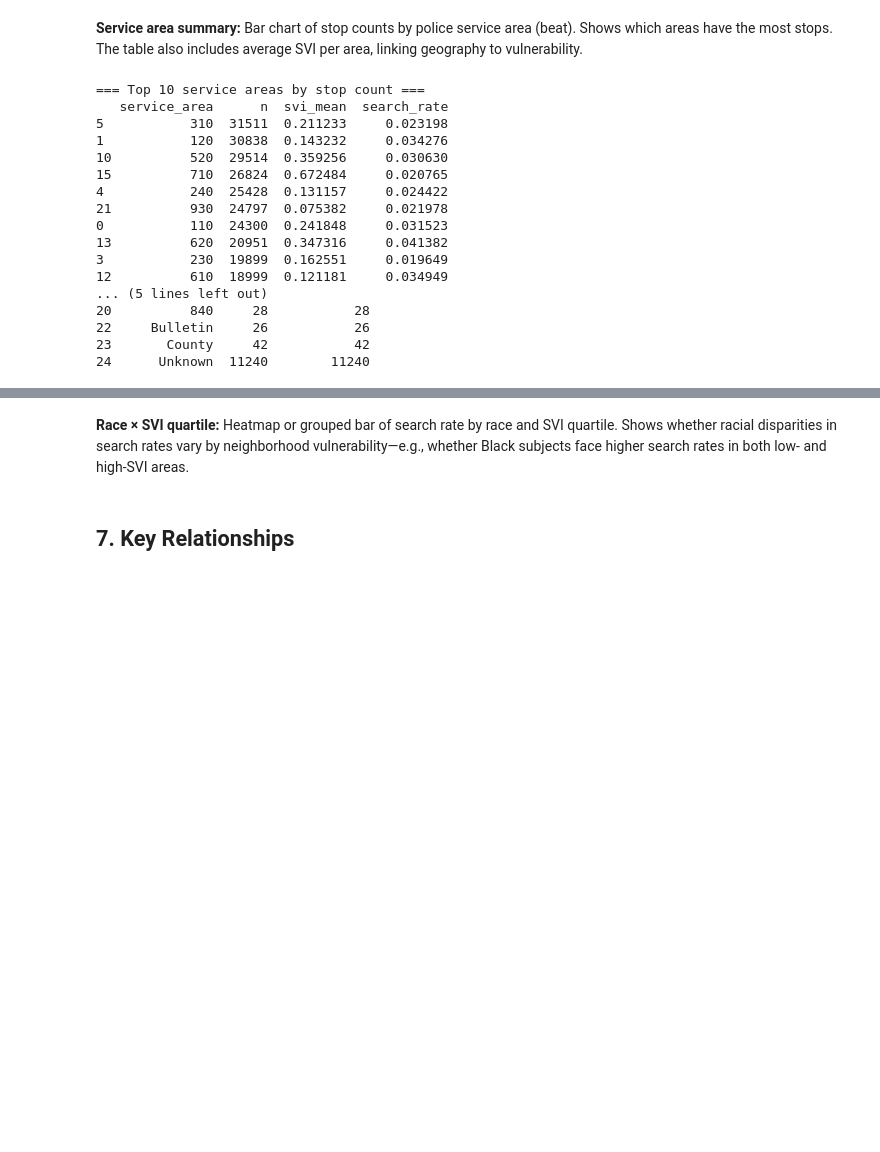
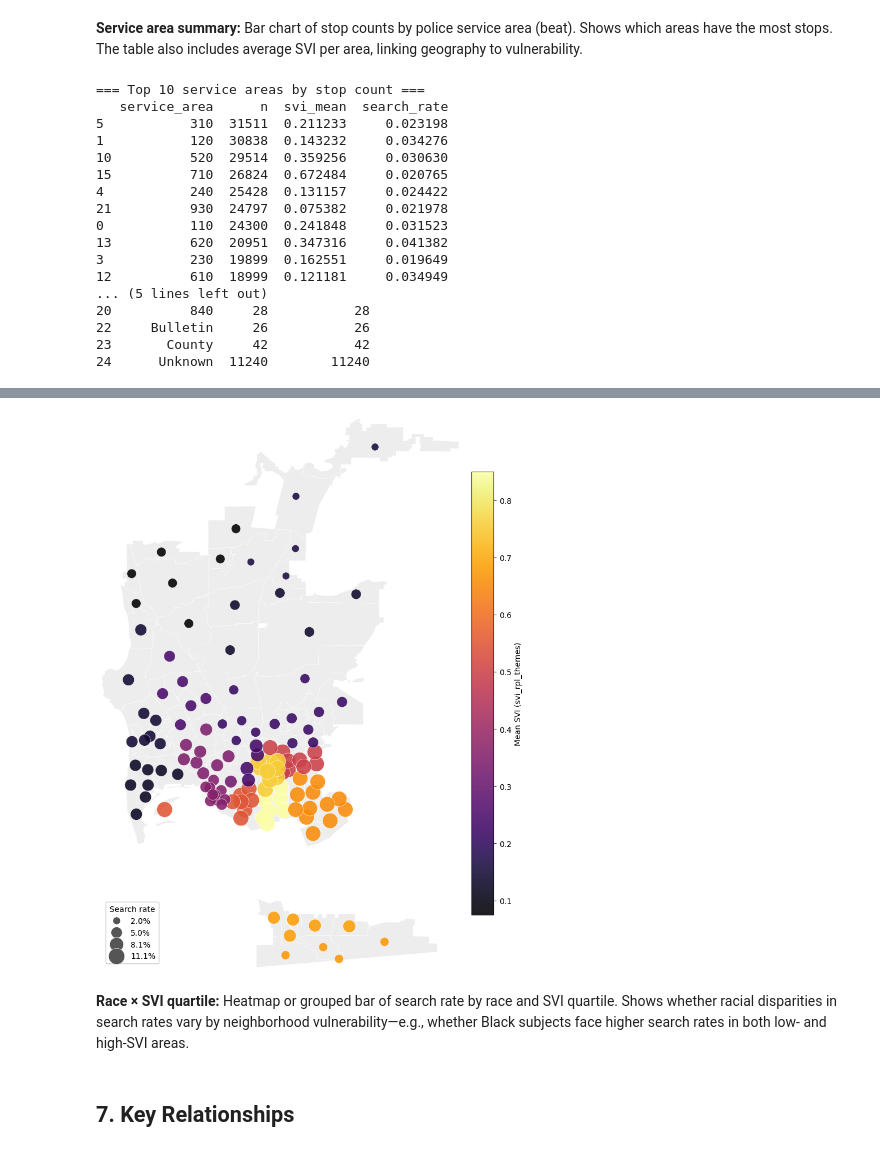
Before and after one commit to utexas-SDS-357/sds357-project-sp26-deployment, a Jupyter notebook: eda.ipynb, the cells around one changed output, grey strips where cells are left out. Drawn from its saved outputs; the diff is of its cells as text; code cells hidden in the pictures; blank space fills up the shorter version.

```diff
--- a/eda.ipynb
+++ b/eda.ipynb
@@ -465,3 +504,91 @@ print(svc_summary[svc_summary['svi_missing'] > 0][['service_area', 'n', 'svi_mis
+# %%
+fig, ax = plt.subplots(figsize=(12, 10))
+fig.patch.set_alpha(0)
+ax.set_facecolor('none')
+
+beats_map.plot(
+    ax=ax,
+    color='#ececec',
+    edgecolor='white',
+    linewidth=0.35,
+    alpha=0.95,
+)
+
+plot_df = beats_map.dropna(subset=['centroid', 'search_rate', 'svi_rpl_themes']).copy()
+_cent = gpd.GeoSeries(plot_df['centroid'], crs=plot_df.crs)
+cx = _cent.x.to_numpy()
+cy = _cent.y.to_numpy()
+sr = plot_df['search_rate'].values
+svi = plot_df['svi_rpl_themes'].values
+
+sr_min, sr_max = float(sr.min()), float(sr.max())
+s_min_pts, s_max_pts = 90.0, 420.0
+if sr_max > sr_min:
+    t = np.sqrt((sr - sr_min) / (sr_max - sr_min))
+    s_pts = s_min_pts + t * (s_max_pts - s_min_pts)
+else:
+    s_pts = np.full_like(sr, (s_min_pts + s_max_pts) / 2.0)
+
+sc = ax.scatter(
+    cx,
+    cy,
+    s=s_pts,
+    c=svi,
+    cmap='inferno',
+    alpha=0.88,
+    edgecolors='white',
+    linewidths=0.45,
+    zorder=3,
+)
+
+ax.set_axis_off()
+ax.set_xlim(beats_map.total_bounds[0], beats_map.total_bounds[2])
+ax.set_ylim(beats_map.total_bounds[1], beats_map.total_bounds[3])
+ax.set_aspect('equal')
+
+cbar = fig.colorbar(sc, ax=ax, fraction=0.035, pad=0.02)
+cbar.set_label('Mean SVI (svi_rpl_themes)')
+
+from matplotlib.lines import Line2D
+
+if sr_max > sr_min:
+    tick_rates = np.linspace(sr_min, sr_max, num=4)
+else:
+    tick_rates = np.array([sr_min])
+legend_sizes = []
+legend_labels = []
+for r in tick_rates:
+    sp = s_min_pts + (r - sr_min) / (sr_max - sr_min + 1e-12) * (s_max_pts - s_min_pts)
+    legend_sizes.append(np.sqrt(sp))
+    legend_labels.append(f'{100 * r:.1f}%')
+
+size_legend = ax.legend(
+    [
+        Line2D(
+            [0],
+            [0],
+            marker='o',
+            color='w',
+            markerfacecolor='#555555',
+            markeredgecolor='white',
+            markeredgewidth=0.4,
+            markersize=ms,
+            linestyle='none',
+        )
+        for ms in legend_sizes
+    ],
+    legend_labels,
+    title='Search rate',
+    loc='lower left',
+    frameon=True,
+    framealpha=0.92,
+)
+ax.add_artist(size_legend)
+
+plt.tight_layout()
+plt.show()
+# %% [output]
+[figure, added]
 # %% [markdown]
 **Race × SVI quartile:** Heatmap or grouped bar of search rate by race and SVI quartile. Shows whether racial disparities in search rates vary by neighborhood vulnerability—e.g., whether Black subjects face higher search rates in both low- and high-SVI areas.
 # %% [markdown]
```
Also changed, not shown: parts of 10 cells of this notebook, 1 other file.
